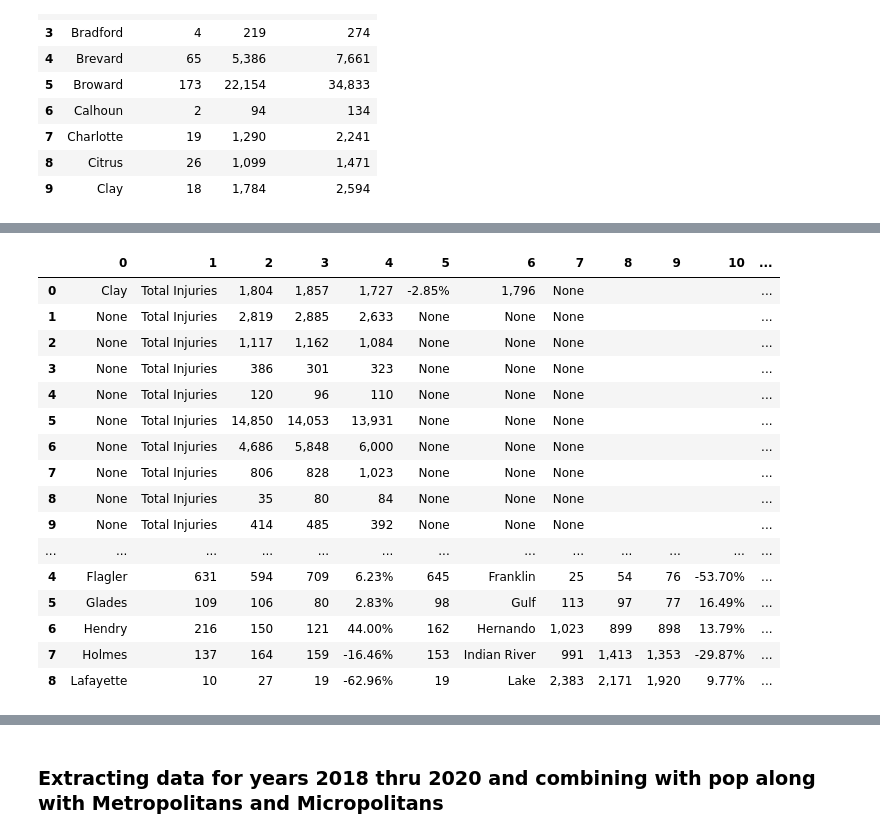
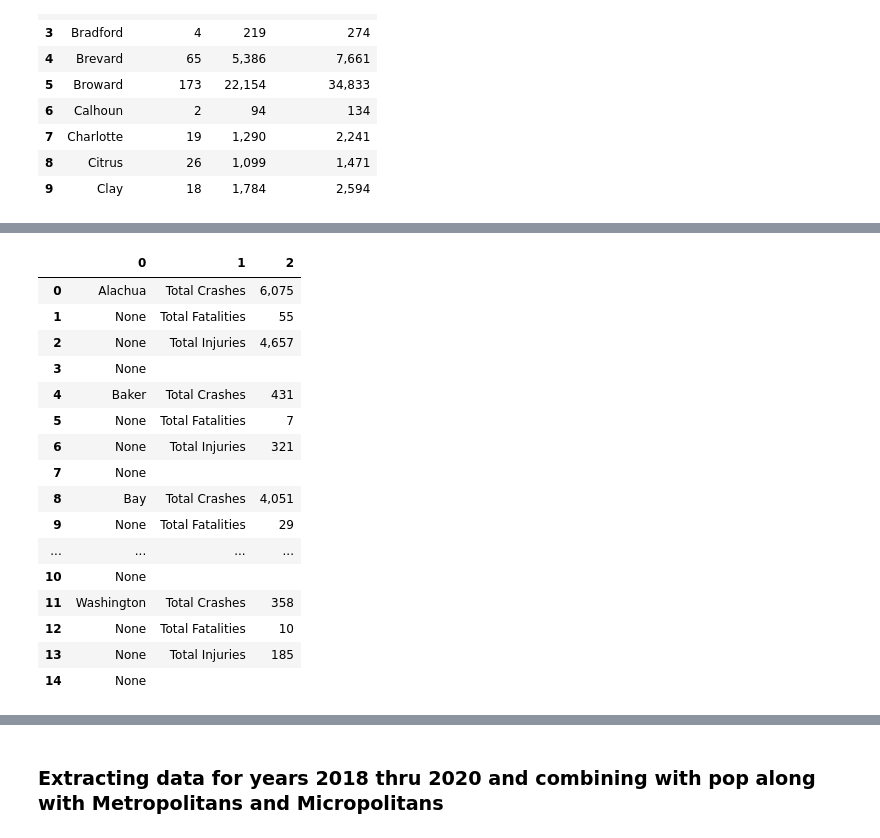
Before and after one commit to igoike/Capstone, a Jupyter notebook: notebooks/fl_analysis.ipynb, the cells around one changed output, grey strips where cells are left out. Saved outputs shown, nothing was run; the diff lists cells and outputs as text; code cells hidden in the pictures.

```diff
--- a/notebooks/fl_analysis.ipynb
+++ b/notebooks/fl_analysis.ipynb
@@ -331,9 +438,8 @@ df_combined_fl_2016.to_excel('C:/Users/iulia/Documents/NSS/projects/capstone/dat
 # %%
 file_2017 ='C:/Users/iulia/Documents/NSS/projects/capstone/data/raw_data/FL/FL_2017.pdf'
 # %%
-# pdf = pdfplumber.open(file_2017)
-# table=pdf.pages[35].extract_table()
-# table = table[1:]
-# list_length = len(table)
-# paired_list = [table[i] + table[i+1]+ table[i+2] for i in range(0, list_length-1,4)]
-# paired_list
+pdf = pdfplumber.open(file_2017)
+txt = pdf.pages[35].extract_text()
+txt = txt[203:]
+txt = txt[:-26]
+txt = txt.split("\n")
@@ -339,0 +509,4 @@ file_2017 ='C:/Users/iulia/Documents/NSS/projects/capstone/data/raw_data/FL/FL_2
+# %%
+df = pd.DataFrame(new_list)
+# df = df.drop([3,4,5,6], axis=1)
+df
@@ -339,0 +531,12 @@ file_2017 ='C:/Users/iulia/Documents/NSS/projects/capstone/data/raw_data/FL/FL_2
+# %%
+new_list =[]
+pages = list(range(35,42))
+pdf = pdfplumber.open(file_2017)
+for page in pages:
+    table= pdf.pages[page].extract_table()
+    table = table[1:]
+    t = {}
+    t = table
+    print(t)
+#     df = pd.DataFrame(table)
+    new_list.append(t)
@@ -340,31 +591,30 @@ file_2017 ='C:/Users/iulia/Documents/NSS/projects/capstone/data/raw_data/FL/FL_2
 # %%
 fl_df = pd.DataFrame()
-pages = list(range(36,43))
+pages = list(range(35,42))
 pdf = pdfplumber.open(file_2017)
 for page in pages:
-    table=pdf.pages[page].extract_table()
+    table= pdf.pages[page].extract_table()
     table = table[1:]
-    list_length = len(table)
-    paired_list = [table[i] + table[i+1]+ table[i+2] for i in range(0, list_length-1,4)]
-    df = pd.DataFrame(paired_list)
+    df = pd.DataFrame(table)
     fl_df = fl_df.append(df)
 # %%
+fl_df = fl_df.drop([3,4,5,6], axis=1)
 fl_df
 # %% [output]
-|  | 0 | 1 | 2 | 3 | 4 | 5 | 6 | 7 | 8 | 9 | 10 | ... |
-| 0 | Clay | Total Injuries | 1,804 | 1,857 | 1,727 | -2.85% | 1,796 | None |  |  |  | ... |
-| 1 | None | Total Injuries | 2,819 | 2,885 | 2,633 | None | None | None |  |  |  | ... |
-| 2 | None | Total Injuries | 1,117 | 1,162 | 1,084 | None | None | None |  |  |  | ... |
-| 3 | None | Total Injuries | 386 | 301 | 323 | None | None | None |  |  |  | ... |
-| 4 | None | Total Injuries | 120 | 96 | 110 | None | None | None |  |  |  | ... |
-| 5 | None | Total Injuries | 14,850 | 14,053 | 13,931 | None | None | None |  |  |  | ... |
-| 6 | None | Total Injuries | 4,686 | 5,848 | 6,000 | None | None | None |  |  |  | ... |
-| 7 | None | Total Injuries | 806 | 828 | 1,023 | None | None | None |  |  |  | ... |
-| 8 | None | Total Injuries | 35 | 80 | 84 | None | None | None |  |  |  | ... |
-| 9 | None | Total Injuries | 414 | 485 | 392 | None | None | None |  |  |  | ... |
-| ... | ... | ... | ... | ... | ... | ... | ... | ... | ... | ... | ... | ... |
-| 4 | Flagler | 631 | 594 | 709 | 6.23% | 645 | Franklin | 25 | 54 | 76 | -53.70% | ... |
-| 5 | Glades | 109 | 106 | 80 | 2.83% | 98 | Gulf | 113 | 97 | 77 | 16.49% | ... |
-| 6 | Hendry | 216 | 150 | 121 | 44.00% | 162 | Hernando | 1,023 | 899 | 898 | 13.79% | ... |
-| 7 | Holmes | 137 | 164 | 159 | -16.46% | 153 | Indian River | 991 | 1,413 | 1,353 | -29.87% | ... |
-| 8 | Lafayette | 10 | 27 | 19 | -62.96% | 19 | Lake | 2,383 | 2,171 | 1,920 | 9.77% | ... |
+|  | 0 | 1 | 2 |
+| 0 | Alachua | Total Crashes | 6,075 |
+| 1 | None | Total Fatalities | 55 |
+| 2 | None | Total Injuries | 4,657 |
+| 3 | None |  |  |
+| 4 | Baker | Total Crashes | 431 |
+| 5 | None | Total Fatalities | 7 |
+| 6 | None | Total Injuries | 321 |
+| 7 | None |  |  |
+| 8 | Bay | Total Crashes | 4,051 |
+| 9 | None | Total Fatalities | 29 |
+| ... | ... | ... | ... |
+| 10 | None |  |  |
+| 11 | Washington | Total Crashes | 358 |
+| 12 | None | Total Fatalities | 10 |
+| 13 | None | Total Injuries | 185 |
+| 14 | None |  |  |
```
Also changed, not shown: parts of 50 cells of this notebook.
